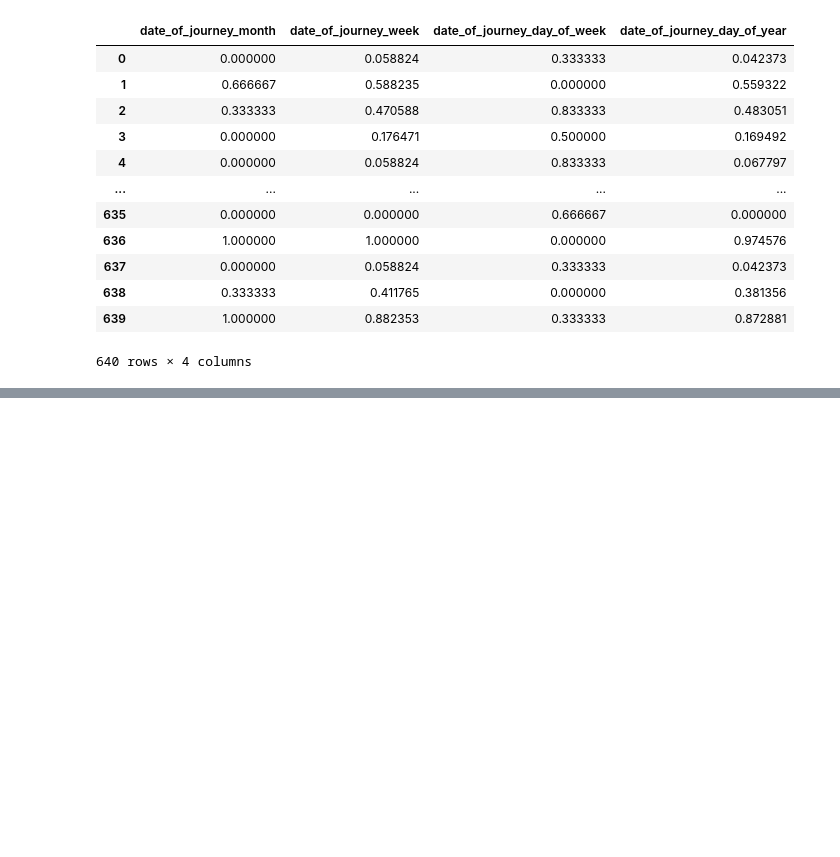
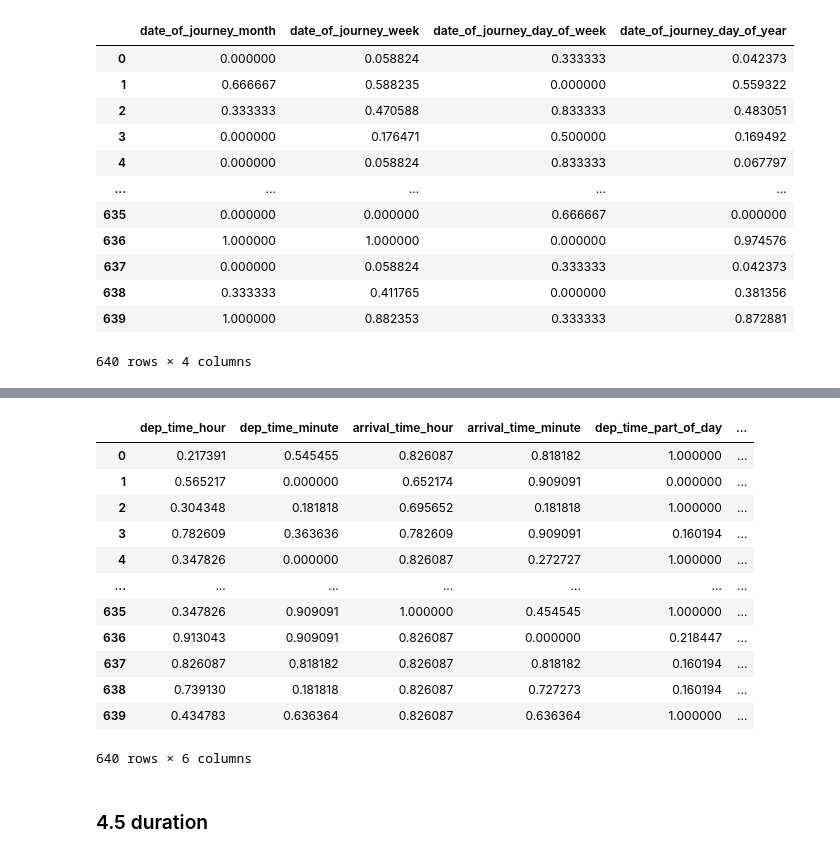
Before and after one commit to RahulSaini789/flight-price-prediction, a Jupyter notebook: notebook/feature-engineering.ipynb, the cells around one changed output, grey strips where cells are left out. Cells and saved outputs as stored; diff of their text form; code cells hidden in the pictures; blank space fills up the shorter version.

```diff
--- a/notebook/feature-engineering.ipynb
+++ b/notebook/feature-engineering.ipynb
@@ -159,0 +321,3 @@ doj_transformer.fit_transform(X_train.loc[:, ["date_of_journey"]])
+# %%
+time_subset = X_train.loc[:, ["dep_time", "arrival_time"]]
+time_subset
@@ -159,0 +359,24 @@ doj_transformer.fit_transform(X_train.loc[:, ["date_of_journey"]])
+# %%
+def part_of_day(X, morning=4, noon=12, eve=16, night=20):
+	columns = X.columns.to_list()
+	X_temp = X.assign(**{
+		col: pd.to_datetime(X.loc[:, col]).dt.hour
+		for col in columns
+	})
+
+	return (
+		X_temp
+		.assign(**{
+			f"{col}_part_of_day": np.select(
+				[X_temp.loc[:, col].between(morning, noon, inclusive="left"),
+				 X_temp.loc[:, col].between(noon, eve, inclusive="left"),
+				 X_temp.loc[:, col].between(eve, night, inclusive="left")],
+				["morning", "afternoon", "evening"],
+				default="night"
+			)
+			for col in columns
+		})
+		.drop(columns=columns)
+	)
+
+FunctionTransformer(func=part_of_day).fit_transform(time_subset)
@@ -159,0 +397,8 @@ doj_transformer.fit_transform(X_train.loc[:, ["date_of_journey"]])
+# %%
+time_pipe2 = Pipeline(steps=[
+	("part", FunctionTransformer(func=part_of_day)),
+	("encoder", CountFrequencyEncoder()),
+	("scaler", MinMaxScaler())
+])
+
+time_pipe2.fit_transform(time_subset)
@@ -159,0 +419,23 @@ doj_transformer.fit_transform(X_train.loc[:, ["date_of_journey"]])
+# %%
+time_transformer = FeatureUnion(transformer_list=[
+	("part1", time_pipe1),
+	("part2", time_pipe2)
+])
+
+time_transformer.fit_transform(time_subset)
+# %% [output]
+|  | dep_time_hour | dep_time_minute | arrival_time_hour | arrival_time_minute | dep_time_part_of_day | ... |
+| 0 | 0.217391 | 0.545455 | 0.826087 | 0.818182 | 1.000000 | ... |
+| 1 | 0.565217 | 0.000000 | 0.652174 | 0.909091 | 0.000000 | ... |
+| 2 | 0.304348 | 0.181818 | 0.695652 | 0.181818 | 1.000000 | ... |
+| 3 | 0.782609 | 0.363636 | 0.782609 | 0.909091 | 0.160194 | ... |
+| 4 | 0.347826 | 0.000000 | 0.826087 | 0.272727 | 1.000000 | ... |
+| ... | ... | ... | ... | ... | ... | ... |
+| 635 | 0.347826 | 0.909091 | 1.000000 | 0.454545 | 1.000000 | ... |
+| 636 | 0.913043 | 0.909091 | 0.826087 | 0.000000 | 0.218447 | ... |
+| 637 | 0.826087 | 0.818182 | 0.826087 | 0.818182 | 0.160194 | ... |
+| 638 | 0.739130 | 0.181818 | 0.826087 | 0.727273 | 0.160194 | ... |
+| 639 | 0.434783 | 0.636364 | 0.826087 | 0.636364 | 1.000000 | ... |
+640 rows × 6 columns
+# %% [markdown]
+### 4.5 duration
```
Also changed, not shown: parts of 32 cells of this notebook.
